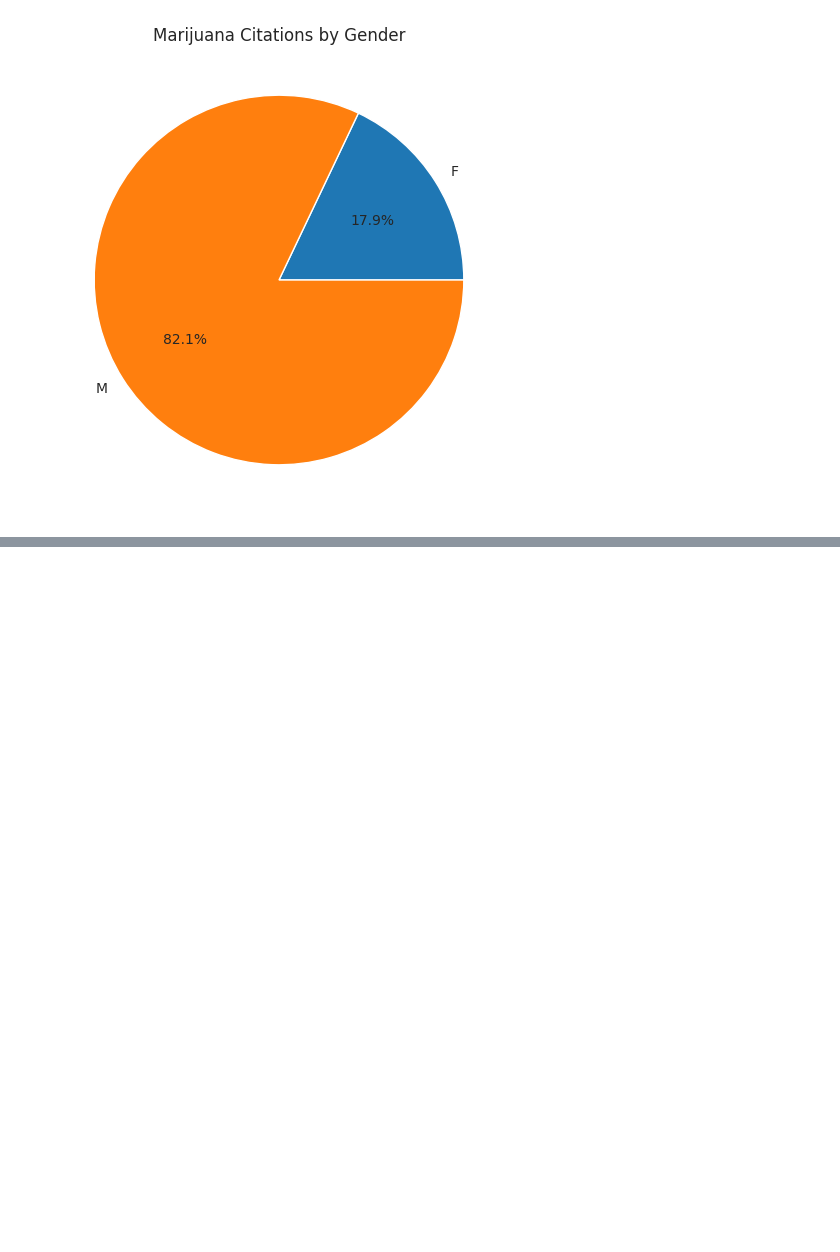
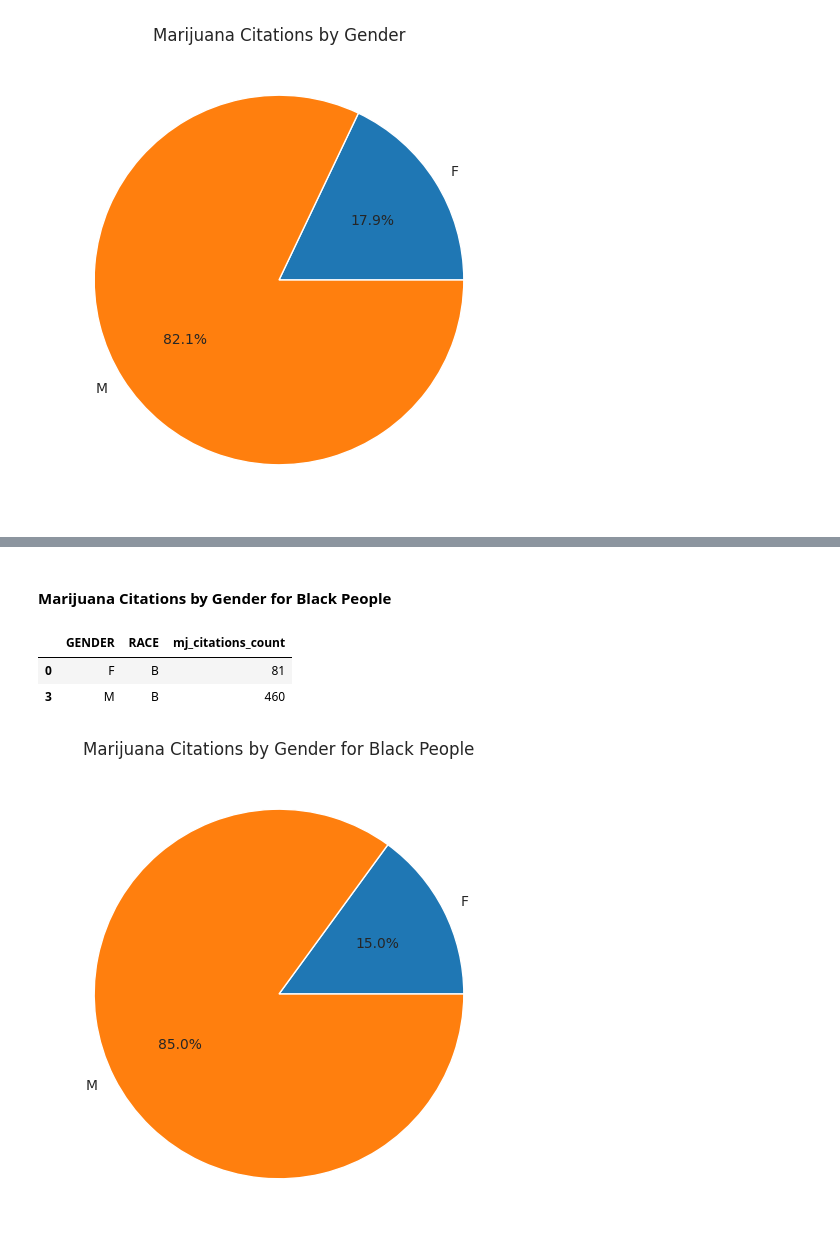
Before and after one commit to trailmarkerlib/policeProjectPythonWorkshop, a Jupyter notebook: python_workshop_marijuana_arrests_vs_citations.ipynb, the cells around one changed output, grey strips where cells are left out. Saved outputs shown, nothing was run; the diff lists cells and outputs as text; code cells hidden in the pictures; blank space fills up the shorter version.

```diff
--- a/python_workshop_marijuana_arrests_vs_citations.ipynb
+++ b/python_workshop_marijuana_arrests_vs_citations.ipynb
@@ -828,0 +883,2 @@ plt.show()
+# %%
+mj_cit_df2 = mj_cit_df.loc[mj_cit_df['RACE'].isin(['B', 'H', 'W'])].copy()
@@ -828,0 +892,4 @@ plt.show()
+# %%
+citations_by_gender_by_race = mj_cit_df2.groupby(['GENDER', 'RACE']).\
+            aggregate(mj_citations_count = ('OFFENSES', 'count')).\
+            reset_index().copy()
@@ -828,0 +926,19 @@ plt.show()
+# %% [markdown]
+#### Marijuana Citations by Gender for Black People
+# %%
+citations_by_gender_black = citations_by_gender_by_race.loc[citations_by_gender_by_race['RACE'] == 'B'].copy()
+# %%
+citations_by_gender_black
+# %% [output]
+|  | GENDER | RACE | mj_citations_count |
+| 0 | F | B | 81 |
+| 3 | M | B | 460 |
+# %%
+sns.set_style("whitegrid")
+plt.figure(figsize=(6,6))
+plt.pie(citations_by_gender_black['mj_citations_count'], labels=citations_by_gender_black['GENDER'], autopct='%1.1f%%')
+plt.title('Marijuana Citations by Gender for Black People')
+plt.savefig('Marijuana_citations_by_gender_black.png')
+plt.show()
+# %% [output]
+[figure, added]
```
Also changed, not shown: parts of 47 cells of this notebook.
